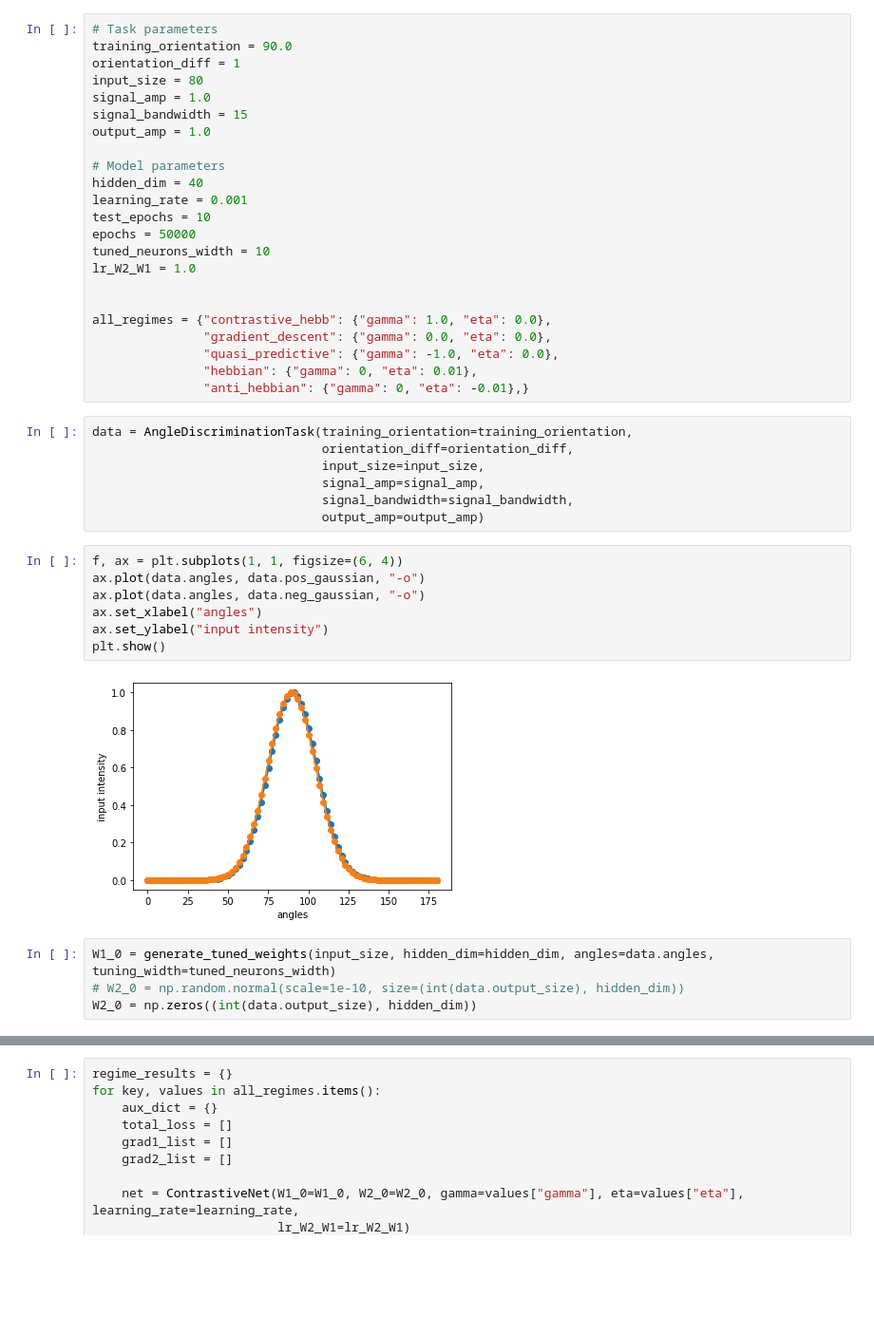
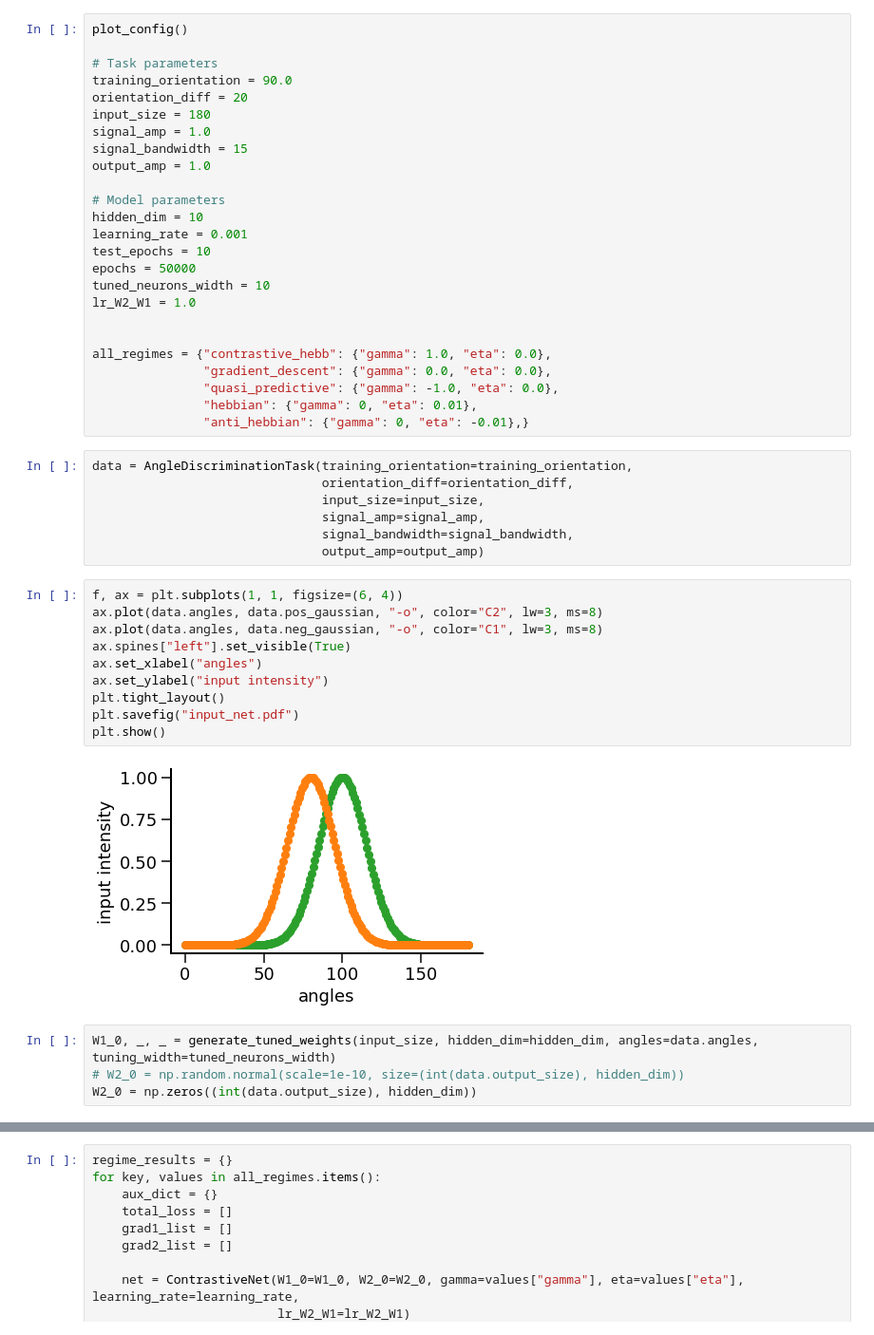
Before and after one commit to rodrigcd/Modelling-vpl, a Jupyter notebook: contrastive_hebbian/notebooks/angle_discrimination.ipynb, the cells around one changed output, grey strips where cells are left out. Shown at 95% size. Saved outputs shown, nothing was run; the diff lists cells and outputs as text; blank space fills up the shorter version.

Commit message:
last plots

```diff
--- a/contrastive_hebbian/notebooks/angle_discrimination.ipynb
+++ b/contrastive_hebbian/notebooks/angle_discrimination.ipynb
@@ -9,14 +10,16 @@ from vpl_model.tasks import AngleDiscriminationTask
 # %%
+plot_config()
+
 # Task parameters
 training_orientation = 90.0
-orientation_diff = 1
-input_size = 80
+orientation_diff = 20
+input_size = 180
 signal_amp = 1.0
 signal_bandwidth = 15
 output_amp = 1.0
 
 # Model parameters
-hidden_dim = 40
+hidden_dim = 10
 learning_rate = 0.001
 test_epochs = 10
 epochs = 50000
@@ -38,15 +41,18 @@ data = AngleDiscriminationTask(training_orientation=training_orientation,
                                output_amp=output_amp)
 # %%
 f, ax = plt.subplots(1, 1, figsize=(6, 4))
-ax.plot(data.angles, data.pos_gaussian, "-o")
-ax.plot(data.angles, data.neg_gaussian, "-o")
+ax.plot(data.angles, data.pos_gaussian, "-o", color="C2", lw=3, ms=8)
+ax.plot(data.angles, data.neg_gaussian, "-o", color="C1", lw=3, ms=8)
+ax.spines["left"].set_visible(True)
 ax.set_xlabel("angles")
 ax.set_ylabel("input intensity")
+plt.tight_layout()
+plt.savefig("input_net.pdf")
 plt.show()
 # %% [output]
-[figure, old version]
+[figure, new version]
 # %%
-W1_0 = generate_tuned_weights(input_size, hidden_dim=hidden_dim, angles=data.angles, tuning_width=tuned_neurons_width)
+W1_0, _, _ = generate_tuned_weights(input_size, hidden_dim=hidden_dim, angles=data.angles, tuning_width=tuned_neurons_width)
 # W2_0 = np.random.normal(scale=1e-10, size=(int(data.output_size), hidden_dim))
 W2_0 = np.zeros((int(data.output_size), hidden_dim))
 # %%
```
Also changed, not shown: parts of 2 cells of this notebook, 4 other files.
